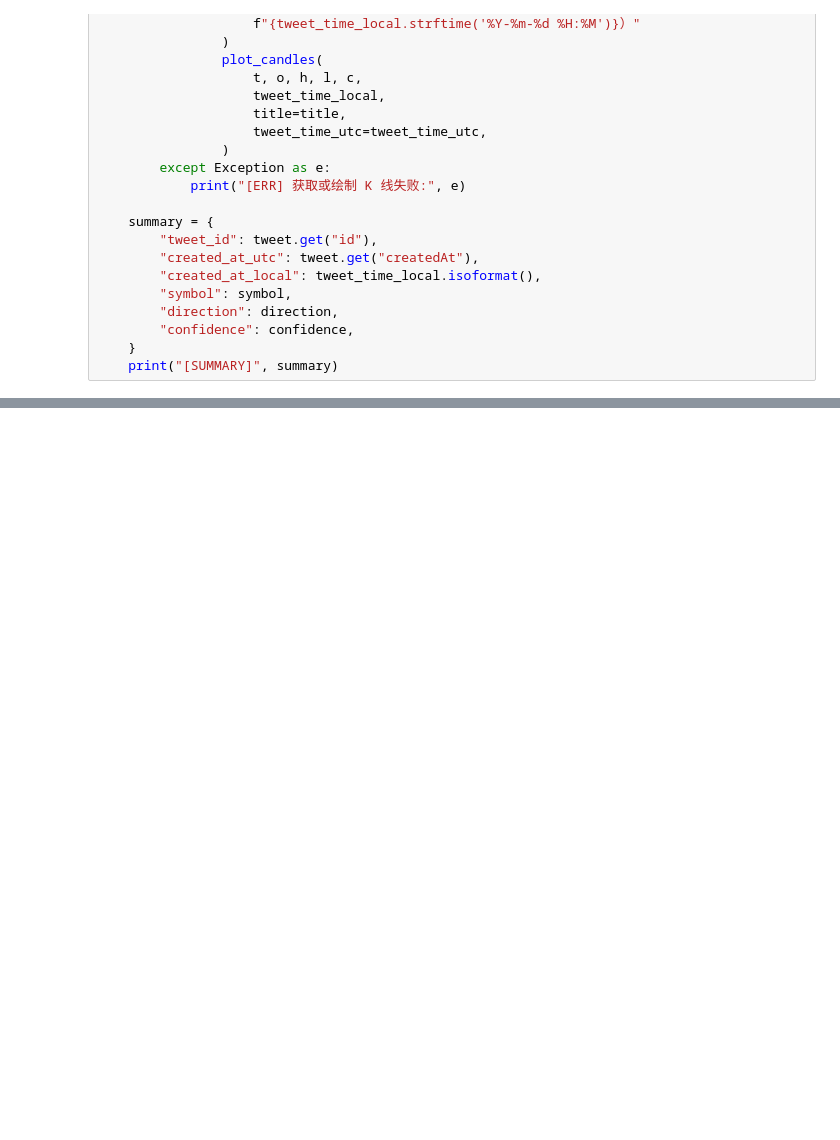
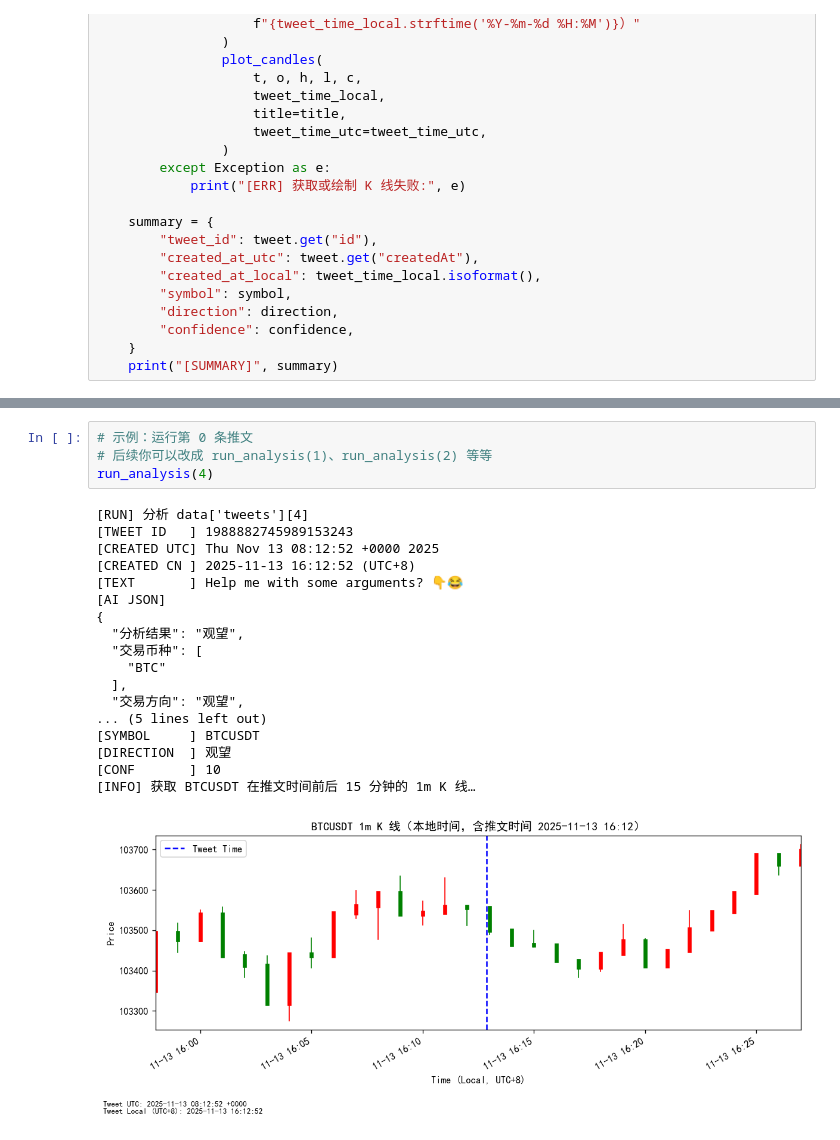
Before and after one commit to XX-Trader/News-Driven-Trading, a Jupyter notebook: 推特抢跑/twitter_analysis.ipynb, the cells around one changed output, grey strips where cells are left out. Cells and saved outputs as stored; diff of their text form; blank space fills up the shorter version.

```diff
--- a/推特抢跑/twitter_analysis.ipynb
+++ b/推特抢跑/twitter_analysis.ipynb
@@ -261,0 +352,23 @@ run_analysis(0)
+# %%
+# 示例：运行第 0 条推文
+# 后续你可以改成 run_analysis(1)、run_analysis(2) 等等
+run_analysis(4)
+# %% [output]
+[RUN] 分析 data['tweets'][4]
+[TWEET ID   ] 1988882745989153243
+[CREATED UTC] Thu Nov 13 08:12:52 +0000 2025
+[CREATED CN ] 2025-11-13 16:12:52 (UTC+8)
+[TEXT       ] Help me with some arguments? 👇😂
+[AI JSON]
+{
+  "分析结果": "观望",
+  "交易币种": [
+    "BTC"
+  ],
+  "交易方向": "观望",
+... (5 lines left out)
+[SYMBOL     ] BTCUSDT
+[DIRECTION  ] 观望
+[CONF       ] 10
+[INFO] 获取 BTCUSDT 在推文时间前后 15 分钟的 1m K 线…
+[figure, added]
```
Also changed, not shown: parts of 20 cells of this notebook, 2 other files.
